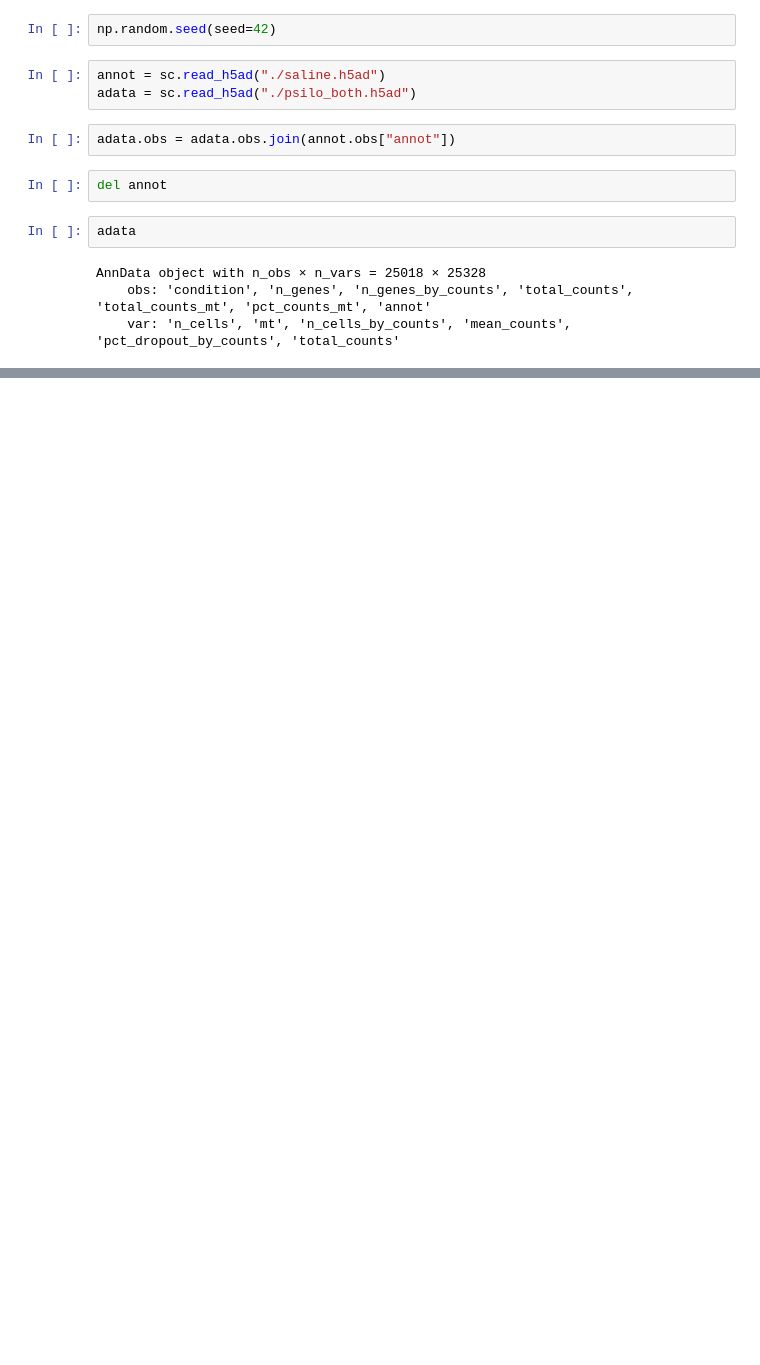
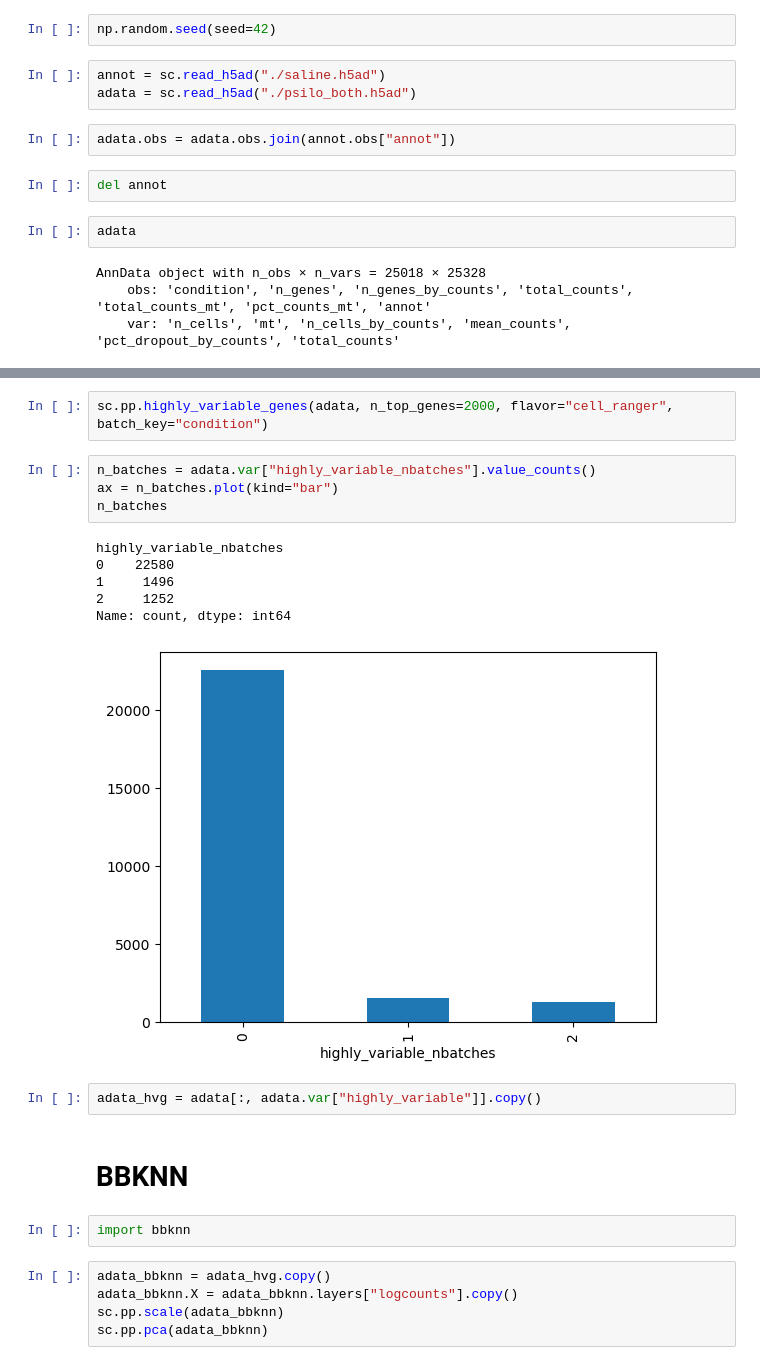
Before and after one commit to galicae/ue300164, a Jupyter notebook: notebooks/integration-psilo.ipynb, the cells around one changed output, grey strips where cells are left out. Saved outputs shown, nothing was run; the diff lists cells and outputs as text; blank space fills up the shorter version.

```diff
--- a/notebooks/integration-psilo.ipynb
+++ b/notebooks/integration-psilo.ipynb
@@ -25,0 +46,24 @@ AnnData object with n_obs × n_vars = 25018 × 25328
+# %%
+sc.pp.highly_variable_genes(adata, n_top_genes=2000, flavor="cell_ranger", batch_key="condition")
+# %%
+n_batches = adata.var["highly_variable_nbatches"].value_counts()
+ax = n_batches.plot(kind="bar")
+n_batches
+# %% [output]
+highly_variable_nbatches
+0    22580
+1     1496
+2     1252
+Name: count, dtype: int64
+[figure, added]
+# %%
+adata_hvg = adata[:, adata.var["highly_variable"]].copy()
+# %% [markdown]
+# BBKNN
+# %%
+import bbknn
+# %%
+adata_bbknn = adata_hvg.copy()
+adata_bbknn.X = adata_bbknn.layers["logcounts"].copy()
+sc.pp.scale(adata_bbknn)
+sc.pp.pca(adata_bbknn)
```
Also changed, not shown: parts of 31 cells of this notebook, 1 other file.
